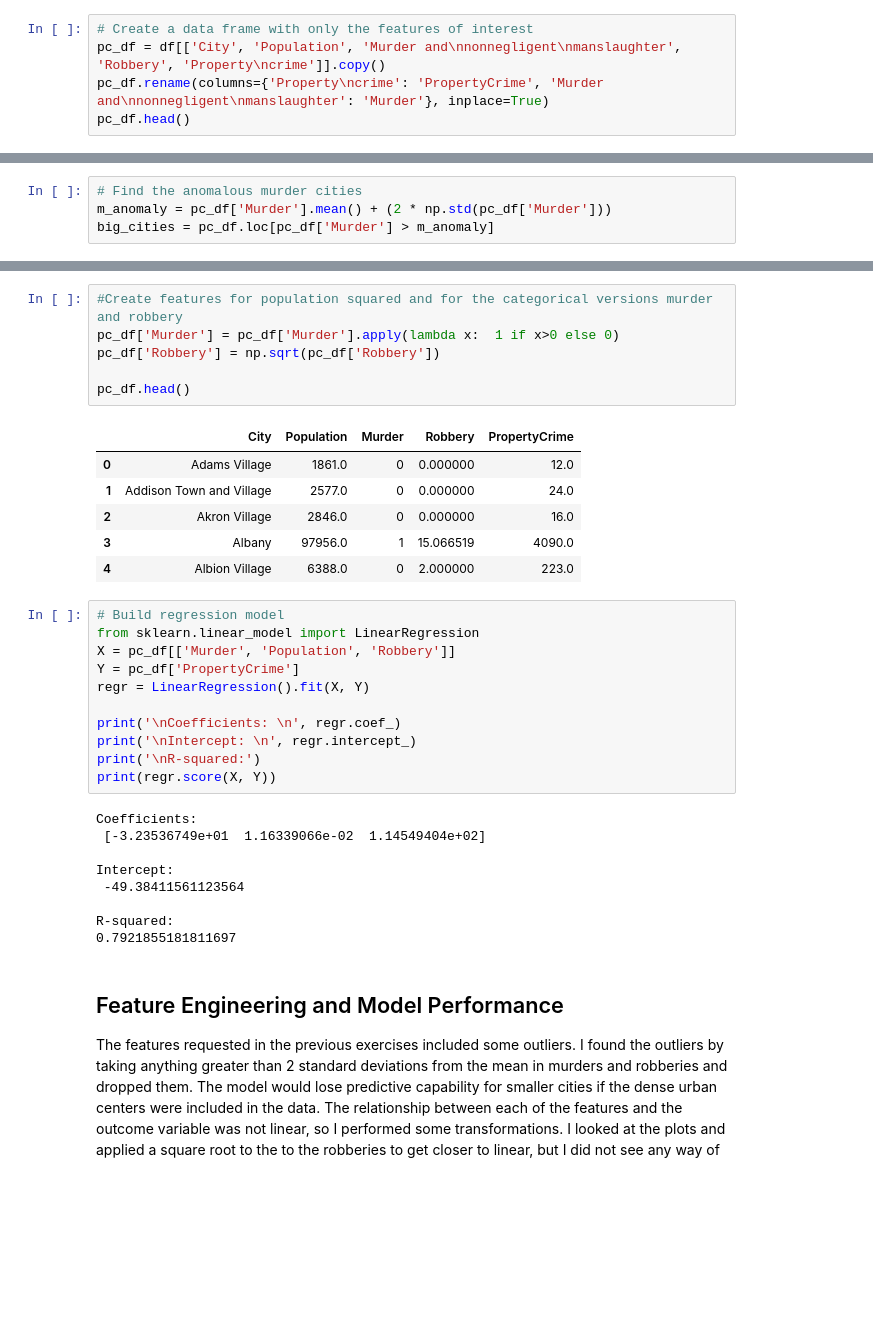
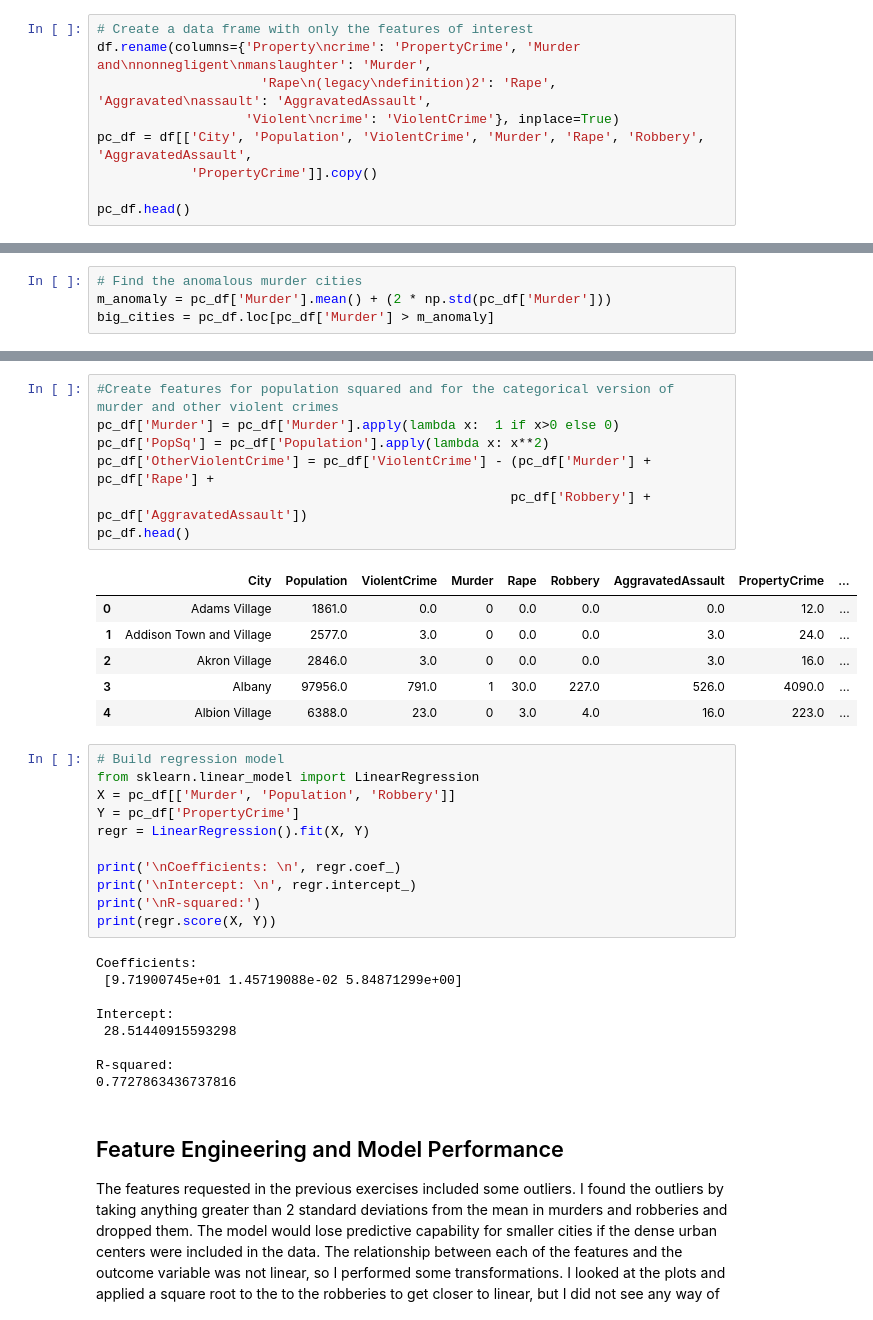
Before and after one commit to tjeffkessler/thinkful_dsflex, a Jupyter notebook: NY Crime 2013 Regression Analysis.ipynb, the cells around one changed output, grey strips where cells are left out. Cells and saved outputs as stored; diff of their text form; blank space fills up the shorter version.

```diff
--- a/NY Crime 2013 Regression Analysis.ipynb
+++ b/NY Crime 2013 Regression Analysis.ipynb
@@ -18,7 +18,11 @@ Index(['City', 'Population', 'Violent\ncrime',
       dtype='object')
 # %%
 # Create a data frame with only the features of interest
-pc_df = df[['City', 'Population', 'Murder and\nnonnegligent\nmanslaughter', 'Robbery', 'Property\ncrime']].copy()
-pc_df.rename(columns={'Property\ncrime': 'PropertyCrime', 'Murder and\nnonnegligent\nmanslaughter': 'Murder'}, inplace=True)
+df.rename(columns={'Property\ncrime': 'PropertyCrime', 'Murder and\nnonnegligent\nmanslaughter': 'Murder',
+                     'Rape\n(legacy\ndefinition)2': 'Rape', 'Aggravated\nassault': 'AggravatedAssault',
+                   'Violent\ncrime': 'ViolentCrime'}, inplace=True)
+pc_df = df[['City', 'Population', 'ViolentCrime', 'Murder', 'Rape', 'Robbery', 'AggravatedAssault',
+            'PropertyCrime']].copy()
+
 pc_df.head()
 # %% [output]
@@ -119,16 +105,17 @@ plt.show()
 # %%
-#Create features for population squared and for the categorical versions murder and robbery
+#Create features for population squared and for the categorical version of murder and other violent crimes
 pc_df['Murder'] = pc_df['Murder'].apply(lambda x:  1 if x>0 else 0)
-pc_df['Robbery'] = np.sqrt(pc_df['Robbery'])
-
+pc_df['PopSq'] = pc_df['Population'].apply(lambda x: x**2)
+pc_df['OtherViolentCrime'] = pc_df['ViolentCrime'] - (pc_df['Murder'] + pc_df['Rape'] +
+                                                     pc_df['Robbery'] + pc_df['AggravatedAssault'])
 pc_df.head()
 # %% [output]
-|  | City | Population | Murder | Robbery | PropertyCrime |
-| 0 | Adams Village | 1861.0 | 0 | 0.000000 | 12.0 |
-| 1 | Addison Town and Village | 2577.0 | 0 | 0.000000 | 24.0 |
-| 2 | Akron Village | 2846.0 | 0 | 0.000000 | 16.0 |
-| 3 | Albany | 97956.0 | 1 | 15.066519 | 4090.0 |
-| 4 | Albion Village | 6388.0 | 0 | 2.000000 | 223.0 |
+|  | City | Population | ViolentCrime | Murder | Rape | Robbery | AggravatedAssault | PropertyCrime | ... |
+| 0 | Adams Village | 1861.0 | 0.0 | 0 | 0.0 | 0.0 | 0.0 | 12.0 | ... |
+| 1 | Addison Town and Village | 2577.0 | 3.0 | 0 | 0.0 | 0.0 | 3.0 | 24.0 | ... |
+| 2 | Akron Village | 2846.0 | 3.0 | 0 | 0.0 | 0.0 | 3.0 | 16.0 | ... |
+| 3 | Albany | 97956.0 | 791.0 | 1 | 30.0 | 227.0 | 526.0 | 4090.0 | ... |
+| 4 | Albion Village | 6388.0 | 23.0 | 0 | 3.0 | 4.0 | 16.0 | 223.0 | ... |
 # %%
 # Build regression model
 from sklearn.linear_model import LinearRegression
@@ -142,13 +129,13 @@ print('\nR-squared:')
 print(regr.score(X, Y))
 # %% [output]
 Coefficients:
- [-3.23536749e+01  1.16339066e-02  1.14549404e+02]
+ [9.71900745e+01 1.45719088e-02 5.84871299e+00]
 
 Intercept:
- -49.38411561123564
+ 28.51440915593298
 
 R-squared:
-0.7921855181811697
+0.7727863436737816
 # %% [markdown]
 ##  Feature Engineering and Model Performance
 The features requested in the previous exercises included some outliers. I found the outliers by taking anything greater than 2 standard deviations from the mean in murders and robberies and dropped them. The model would lose predictive capability for smaller cities if the dense urban centers were included in the data. The relationship between each of the features and the outcome variable was not linear, so I performed some transformations. I looked at the plots and applied a square root to the to the robberies to get closer to linear, but I did not see any way of getting the murders relationship to property crime close to linear, so I used the suggestion of one-hot encoding them.
```
Also changed, not shown: parts of 35 cells of this notebook.
